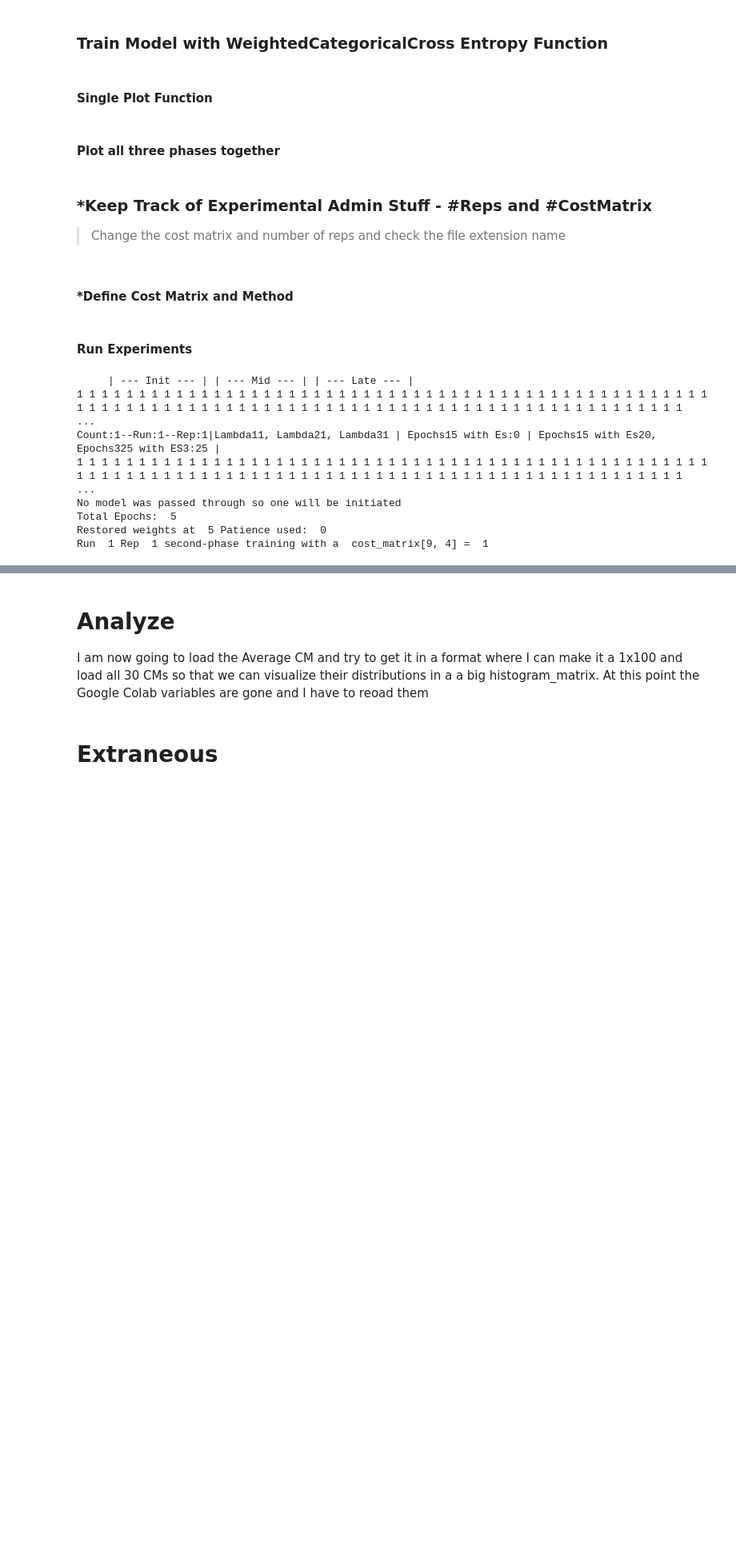
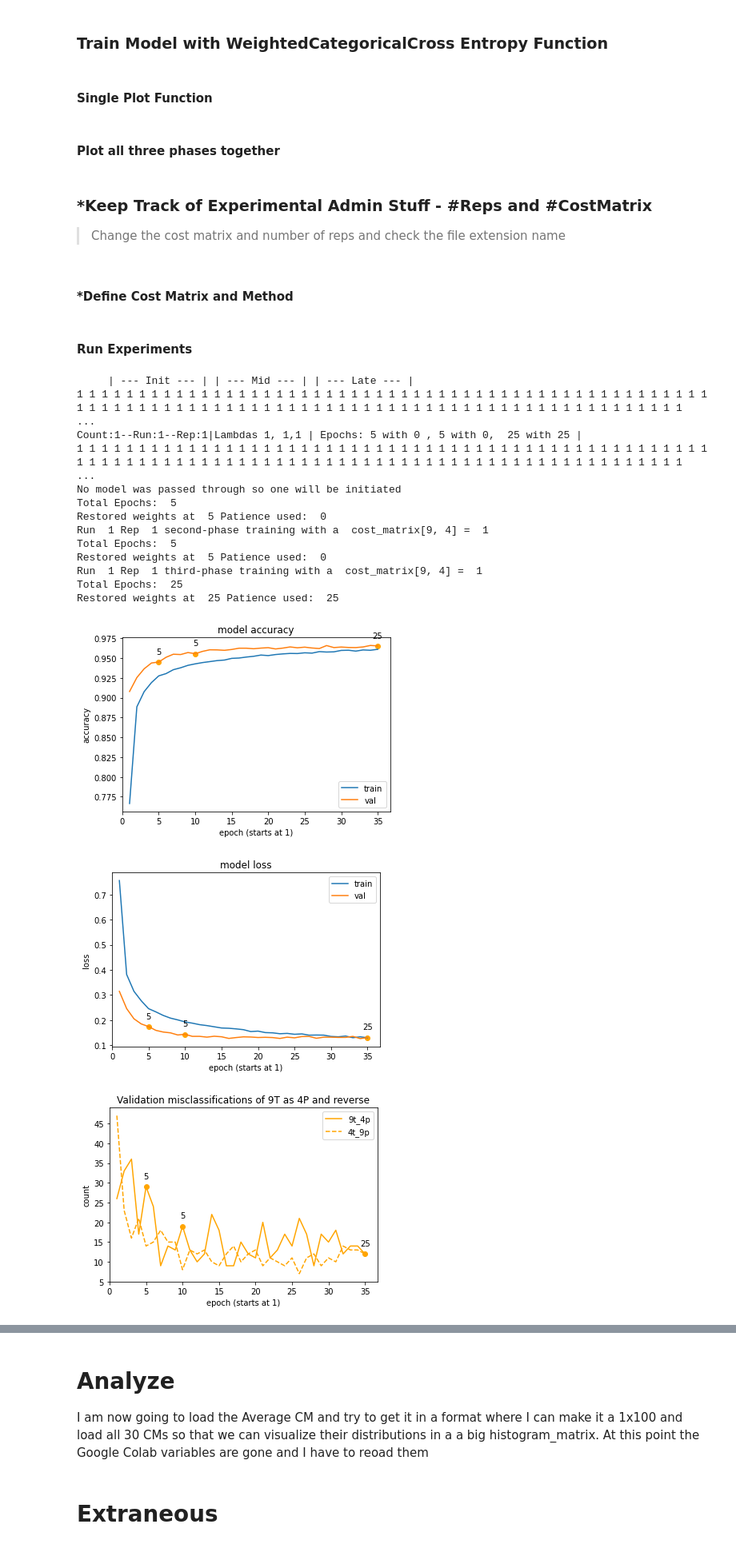
Before and after one commit to RachelRamirez/misclassification_matrix, a Jupyter notebook: PreExperiment_PA_Shfl_40D_Lambda1_Lambda2_Lambda3.ipynb, the cells around one changed output, grey strips where cells are left out. Shown at 80% size. Saved outputs shown, nothing was run; the diff lists cells and outputs as text; code cells hidden in the pictures; blank space fills up the shorter version.

```diff
--- a/PreExperiment_PA_Shfl_40D_Lambda1_Lambda2_Lambda3.ipynb
+++ b/PreExperiment_PA_Shfl_40D_Lambda1_Lambda2_Lambda3.ipynb
@@ -634,7 +654,7 @@ for i in [1, 100, 1000]: #lambda1
 
         import pickle
 
-        str_reps = str(reps)
+        str_reps = str(rep)
 
 
         from datetime import date
@@ -657,31 +677,39 @@ for i in [1, 100, 1000]: #lambda1
             pickle.dump(combined_history_dictionary, handle,  protocol=pickle.HIGHEST_PROTOCOL)
 
 
         # Open the file in binary mode
         with open(file_name, 'rb') as handle:
 
             # Call load method to deserialze
             unpickled_object = pickle.load(handle)
 
             print(unpickled_object == combined_history_dictionary)
 
         # print(file_name, " was opened with ", var.shape)
 
         from google.colab import files
         files.download( file_name )
 
         print(file_name, " was saved to Downloads ")
 
 
 
 
 #
 # %% [output]
      | --- Init --- | | --- Mid --- | | --- Late --- |
 1 1 1 1 1 1 1 1 1 1 1 1 1 1 1 1 1 1 1 1 1 1 1 1 1 1 1 1 1 1 1 1 1 1 1 1 1 1 1 1 1 1 1 1 1 1 1 1 1 1 1 1 1 1 1 1 1 1 1 1 1 1 1 1 1 1 1 1 1 1 1 1 1 1 1 1 1 1 1 1 1 1 1 1 1 1 1 1 1 1 1 1 1 1 1 1 1 1 1 1  ...
-Count:1--Run:1--Rep:1|Lambda11, Lambda21, Lambda31 | Epochs15 with Es:0 | Epochs15 with Es20,  Epochs325 with ES3:25 |
+Count:1--Run:1--Rep:1|Lambdas 1, 1,1 | Epochs: 5 with 0 , 5 with 0,  25 with 25 |
 1 1 1 1 1 1 1 1 1 1 1 1 1 1 1 1 1 1 1 1 1 1 1 1 1 1 1 1 1 1 1 1 1 1 1 1 1 1 1 1 1 1 1 1 1 1 1 1 1 1 1 1 1 1 1 1 1 1 1 1 1 1 1 1 1 1 1 1 1 1 1 1 1 1 1 1 1 1 1 1 1 1 1 1 1 1 1 1 1 1 1 1 1 1 1 1 1 1 1 1  ...
 No model was passed through so one will be initiated
 Total Epochs:  5
 Restored weights at  5 Patience used:  0
 Run  1 Rep  1 second-phase training with a  cost_matrix[9, 4] =  1
+Total Epochs:  5
+Restored weights at  5 Patience used:  0
+Run  1 Rep  1 third-phase training with a  cost_matrix[9, 4] =  1
+Total Epochs:  25
+Restored weights at  25 Patience used:  25
+[figure, added]
+[figure, added]
+[figure, added]
```
Also changed, not shown: parts of 12 cells of this notebook.
